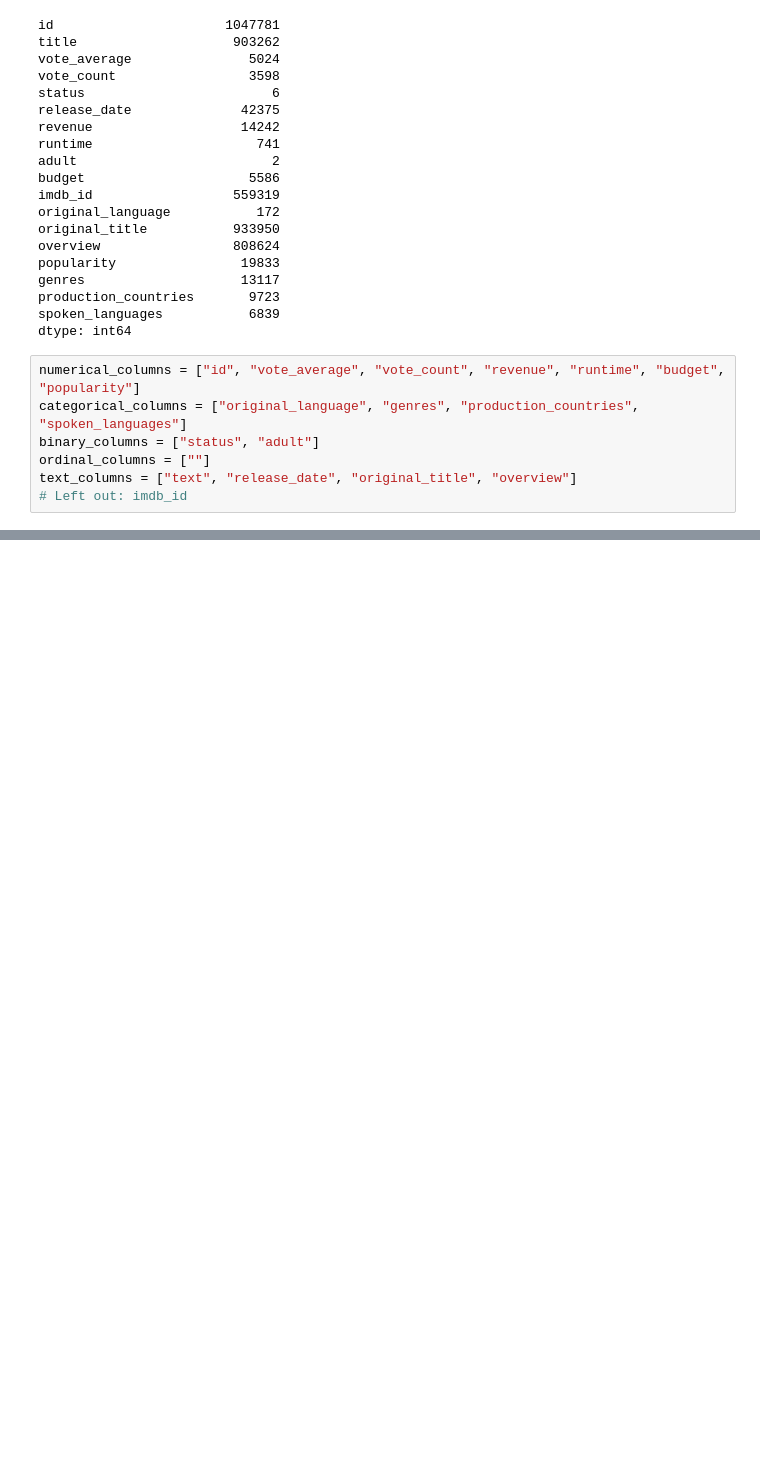
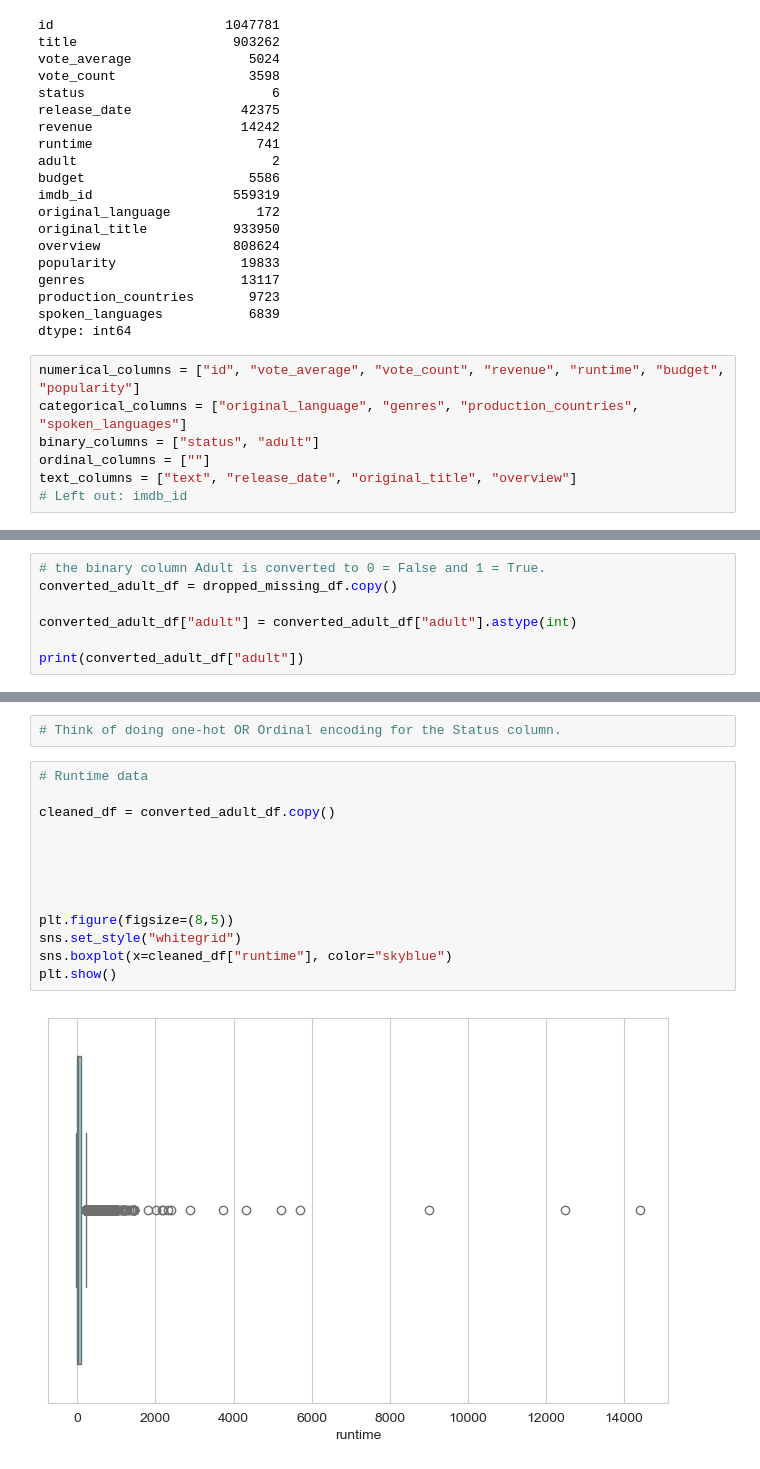
Before and after one commit to RHartung-ND/Data-Science-Project, a Jupyter notebook: Matt-testing-data.ipynb, the cells around one changed output, grey strips where cells are left out. Cells and saved outputs as stored; diff of their text form; blank space fills up the shorter version.

```diff
--- a/Matt-testing-data.ipynb
+++ b/Matt-testing-data.ipynb
@@ -264,0 +247,7 @@ max    1.000000e+09  2.994357e+03
+# %%
+# the binary column Adult is converted to 0 = False and 1 = True.
+converted_adult_df = dropped_missing_df.copy()
+
+converted_adult_df["adult"] = converted_adult_df["adult"].astype(int)
+
+print(converted_adult_df["adult"])
@@ -264,0 +267,17 @@ max    1.000000e+09  2.994357e+03
+# %%
+# Think of doing one-hot OR Ordinal encoding for the Status column.
+# %%
+# Runtime data
+
+cleaned_df = converted_adult_df.copy()
+
+
+
+
+
+plt.figure(figsize=(8,5))
+sns.set_style("whitegrid")
+sns.boxplot(x=cleaned_df["runtime"], color="skyblue")
+plt.show()
+# %% [output]
+[figure, added]
```
Also changed, not shown: parts of 4 cells of this notebook.
